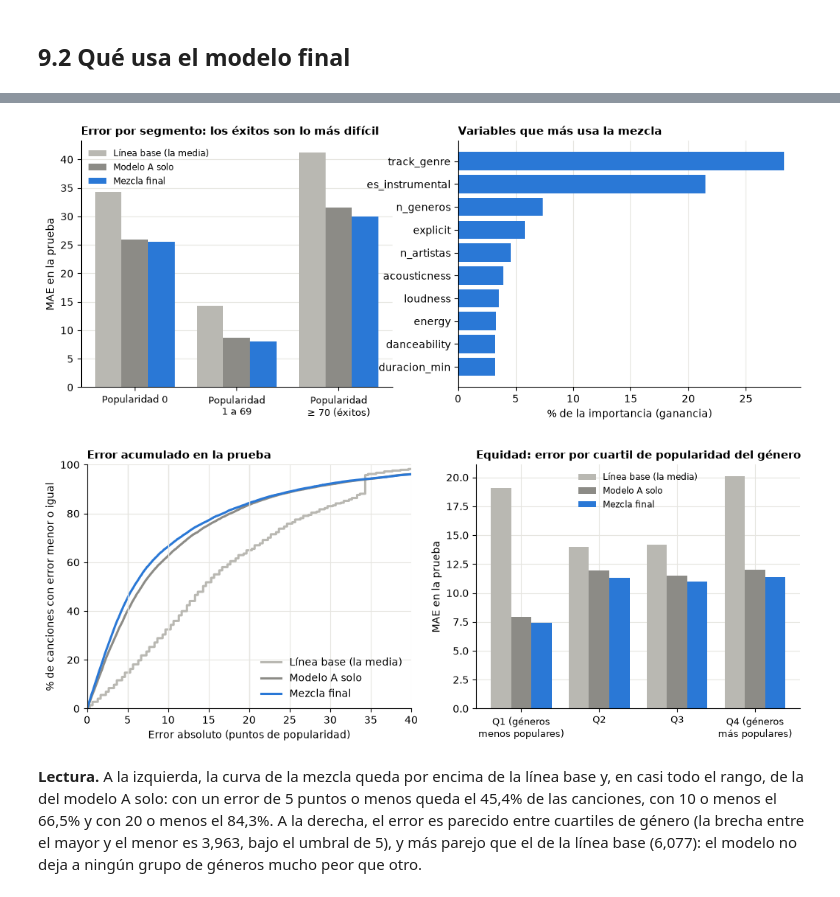
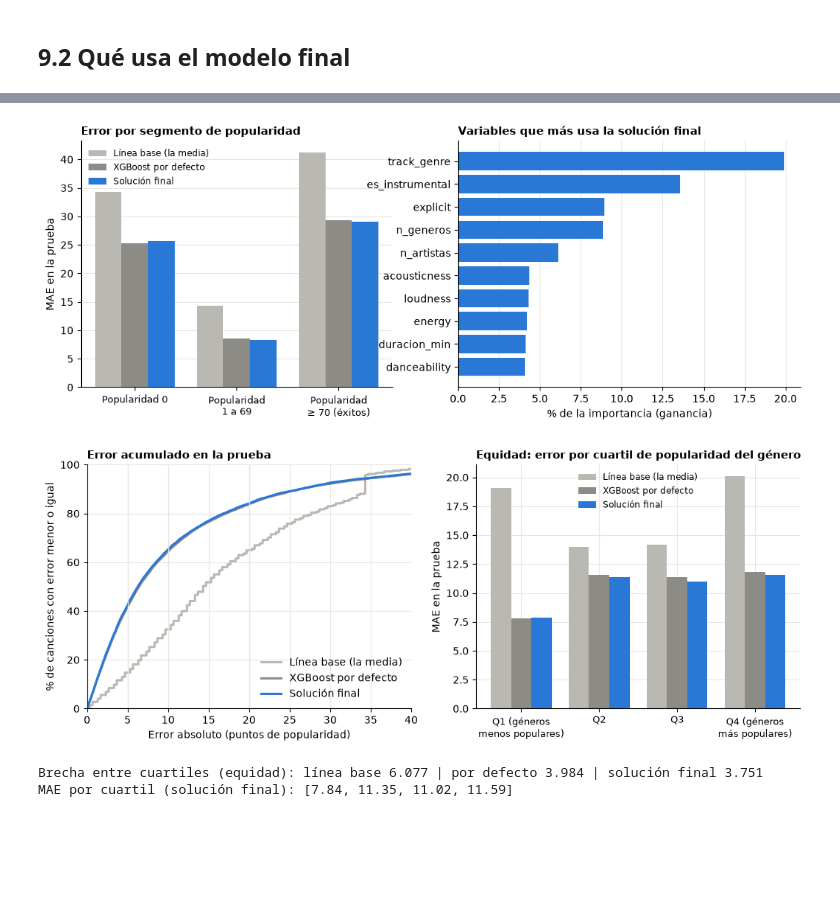
Before and after one commit to crisromero-dev/SpotifyTracks_ML_1101, a Jupyter notebook: ev3/notebook_ev3.ipynb, the cells around one changed output, grey strips where cells are left out. Saved outputs shown, nothing was run; the diff lists cells and outputs as text; code cells hidden in the pictures; blank space fills up the shorter version.

```diff
--- a/ev3/notebook_ev3.ipynb
+++ b/ev3/notebook_ev3.ipynb
@@ -1279,0 +900,6 @@ fig.savefig(IMAGENES / '8_1_candidatos_en_prueba.png', dpi=110, bbox_inches='tig
+# %%
+# ---------- B en la prueba (una sola vez)
+mB = armar('xgb', **OBJ_ABS, **PARAMS_B).fit(XTR['xgb'], y_train)
+FILAS_PRUEBA.append(fila_prueba('XGBoost B: pérdida absoluta', mB.predict(XTR['xgb']), mB.predict(XTE['xgb'])))
+display(UMBRAL_TXT)
+display(pd.DataFrame(FILAS_PRUEBA).set_index('candidato'))
@@ -1300,20 +1187,21 @@ Guardado en models/: modelo_final_ev3.joblib (8 modelos) y modelo_final_ev3.json
 
 ## 9.1 Error por segmento de popularidad (prueba)
 # %%
-# ---------- Error por segmento de popularidad: mezcla final contra la línea base (predice siempre la media del entrenamiento) y contra el modelo A solo
-pred = mez_te['A + B: promedio de los dos tipos']
+# ---------- Error por segmento de popularidad: solución final contra la línea base (predice siempre la media del entrenamiento) y contra el XGBoost por defecto
+pred = final.predict(XTE['xgb'])
+pred_def = AJUSTADOS[('xgb', 'defecto')].predict(XTE['xgb'])
 base = np.full(len(y_test), y_train.mean())
 segs = {'Popularidad 0': y_test == 0, 'Popularidad 1 a 69': (y_test > 0) & (y_test < 70), 'Popularidad 70 o más': y_test >= 70}
 filas = []
 for nombre, mask in segs.items():
     filas.append({'segmento': nombre, 'canciones': int(mask.sum()), 'MAE línea base': mean_absolute_error(y_test[mask], base[mask]),
-                  'MAE modelo A solo': mean_absolute_error(y_test[mask], base_te[mask]), 'MAE mezcla final': mean_absolute_error(y_test[mask], pred[mask]),
-                  'sesgo de la mezcla (pred - real)': (pred[mask] - y_test[mask]).mean()})
+                  'MAE XGBoost por defecto': mean_absolute_error(y_test[mask], pred_def[mask]), 'MAE solución final': mean_absolute_error(y_test[mask], pred[mask]),
+                  'sesgo de la solución (pred - real)': (pred[mask] - y_test[mask]).mean()})
 display(pd.DataFrame(filas).set_index('segmento'))
 
 e = np.abs(y_test.values - pred)
-puntos = pd.DataFrame({'error medio (MAE)': [e.mean()], 'error mediano': [np.median(e)], '% con error <= 5 puntos': [(e <= 5).mean() * 100],
-                       '% con error <= 10 puntos': [(e <= 10).mean() * 100], '% con error <= 20 puntos': [(e <= 20).mean() * 100], '% con error > 30 puntos': [(e > 30).mean() * 100]},
-                      index=['mezcla final'])
-display(puntos)
+display(pd.DataFrame({'error medio (MAE)': [e.mean()], 'error mediano': [np.median(e)], '% con error <= 5 puntos': [(e <= 5).mean() * 100],
+                      '% con error <= 10 puntos': [(e <= 10).mean() * 100], '% con error <= 20 puntos': [(e <= 20).mean() * 100], '% con error > 30 puntos': [(e > 30).mean() * 100]},
+                     index=['solución final']))
+print('Éxitos subestimados:', f"{(pred[y_test.values >= 70] < y_test.values[y_test.values >= 70]).mean() * 100:.1f}%", '| canciones de popularidad 0 sobrestimadas:', f"{(pred[y_test.values == 0] > 0).mean() * 100:.1f}%")
 # %% [output]
@@ -1331,7 +1220,7 @@ hb = ax.hexbin(y_test, pred, gridsize=45, cmap='Blues', mincnt=1, bins='log')
 ax.plot([0, 100], [0, 100], color='#eb6834', linestyle='--', linewidth=1.3, label='predicción perfecta')
 ax.axvline(CORTE_EXITO, color='#8c8b86', linestyle=':', linewidth=1)
 ax.set_xlabel('Popularidad real'); ax.set_ylabel('Popularidad predicha')
-ax.set_title('Mezcla final en prueba: los éxitos (derecha) se subestiman', loc='left', fontsize=10.5, fontweight='bold')
+ax.set_title('Solución final en prueba: predicción contra valor real', loc='left', fontsize=10.5, fontweight='bold')
 ax.legend(frameon=False, loc='upper left'); fig.colorbar(hb, label='canciones (escala log)')
 for lado in ['top', 'right']: ax.spines[lado].set_visible(False)
 fig.savefig(IMAGENES / '9_1_prediccion_contra_real.png', dpi=110, bbox_inches='tight'); plt.show()
@@ -1366,0 +1231,5 @@ El género aporta: {'modelos A': '27.4%', 'modelos B': '29.3%', 'mezcla (promedi
+# %%
+# ---------- Importancia de las variables: ganancia de cada variable en los árboles del modelo final
+s = pd.Series(final.get_booster().get_score(importance_type='gain')).reindex(list(XTR['xgb'].columns)).fillna(0)
+imp = (s / s.sum() * 100).sort_values(ascending=False).to_frame('importancia (%)')
+display(imp.head(10))
@@ -1367,36 +1248,36 @@ El género aporta: {'modelos A': '27.4%', 'modelos B': '29.3%', 'mezcla (promedi
 # %%
 # ---------- Figura: error por segmento (izquierda) e importancia de las variables (derecha)
 fig, axes = plt.subplots(1, 2, figsize=(12.5, 4.3), gridspec_kw={'width_ratios': [1, 1.1]})
-tabla_seg = pd.DataFrame({n: [mean_absolute_error(y_test[m], base[m]), mean_absolute_error(y_test[m], base_te[m]), mean_absolute_error(y_test[m], pred[m])] for n, m in segs.items()},
-                         index=['Línea base (la media)', 'Modelo A solo', 'Mezcla final']).T
+tabla_seg = pd.DataFrame({n: [mean_absolute_error(y_test[m], base[m]), mean_absolute_error(y_test[m], pred_def[m]), mean_absolute_error(y_test[m], pred[m])] for n, m in segs.items()},
+                         index=['Línea base (la media)', 'XGBoost por defecto', 'Solución final']).T
 x = np.arange(3)
 for k, (col, c) in enumerate(zip(tabla_seg.columns, ['#b9b8b2', '#8c8b86', '#2a78d6'])):
     axes[0].bar(x + (k - 1) * 0.26, tabla_seg[col], width=0.26, color=c, label=col)
 axes[0].set_xticks(x); axes[0].set_xticklabels(['Popularidad 0', 'Popularidad\n1 a 69', 'Popularidad\n≥ 70 (éxitos)'], fontsize=9)
 axes[0].set_ylabel('MAE en la prueba'); axes[0].legend(frameon=False, fontsize=8.5)
-axes[0].set_title('Error por segmento: los éxitos son lo más difícil', loc='left', fontsize=10.5, fontweight='bold')
-top = imp['mezcla (promedio)'].head(10)[::-1]
+axes[0].set_title('Error por segmento de popularidad', loc='left', fontsize=10.5, fontweight='bold')
+top = imp['importancia (%)'].head(10)[::-1]
 axes[1].barh(top.index, top.values, color='#2a78d6')
-axes[1].set_xlabel('% de la importancia (ganancia)'); axes[1].set_title('Variables que más usa la mezcla', loc='left', fontsize=10.5, fontweight='bold')
+axes[1].set_xlabel('% de la importancia (ganancia)'); axes[1].set_title('Variables que más usa la solución final', loc='left', fontsize=10.5, fontweight='bold')
 for ax in axes:
     ax.grid(axis='x' if ax is axes[1] else 'y', color='#e6e5e0'); ax.set_axisbelow(True)
     for lado in ['top', 'right']: ax.spines[lado].set_visible(False)
 fig.savefig(IMAGENES / '9_2_error_e_importancia.png', dpi=110, bbox_inches='tight'); plt.show()
 # %% [output]
-[figure, old version]
+[figure, new version]
 # %%
 # ---------- Figura: error acumulado (qué porcentaje de canciones queda dentro de cada error) y equidad entre cuartiles de género
 fig, axes = plt.subplots(1, 2, figsize=(12.5, 4.3))
-for nombre, p, c in [('Línea base (la media)', base, '#b9b8b2'), ('Modelo A solo', base_te, '#8c8b86'), ('Mezcla final', pred, '#2a78d6')]:
+for nombre, p, c in [('Línea base (la media)', base, '#b9b8b2'), ('XGBoost por defecto', pred_def, '#8c8b86'), ('Solución final', pred, '#2a78d6')]:
     errores = np.sort(np.abs(y_test.values - p))
     axes[0].plot(errores, np.arange(1, len(errores) + 1) / len(errores) * 100, color=c, linewidth=2.2, label=nombre)
 for u in (5, 10, 20):
     axes[0].axvline(u, color='#e6e5e0', linewidth=1)
 axes[0].set_xlim(0, 40); axes[0].set_ylim(0, 100); axes[0].set_xlabel('Error absoluto (puntos de popularidad)'); axes[0].set_ylabel('% de canciones con error menor o igual')
 axes[0].set_title('Error acumulado en la prueba', loc='left', fontsize=10.5, fontweight='bold'); axes[0].legend(frameon=False, loc='lower right')
-cuartil_test = pd.qcut(X_test['track_genre'].astype(str).map(MEDIA_GENERO).values, q=4, labels=False)
+cuartil_test = pd.qcut(GENERO_TE.map(MEDIA_GENERO).values, q=4, labels=False)
 q = np.arange(4)
-for k, (nombre, p, c) in enumerate([('Línea base (la media)', base, '#b9b8b2'), ('Modelo A solo', base_te, '#8c8b86'), ('Mezcla final', pred, '#2a78d6')]):
+for k, (nombre, p, c) in enumerate([('Línea base (la media)', base, '#b9b8b2'), ('XGBoost por defecto', pred_def, '#8c8b86'), ('Solución final', pred, '#2a78d6')]):
     axes[1].bar(q + (k - 1) * 0.26, pd.Series(np.abs(y_test.values - p)).groupby(cuartil_test).mean().values, width=0.26, color=c, label=nombre)
 axes[1].set_xticks(q); axes[1].set_xticklabels(['Q1 (géneros\nmenos populares)', 'Q2', 'Q3', 'Q4 (géneros\nmás populares)'], fontsize=9)
 axes[1].set_ylabel('MAE en la prueba'); axes[1].set_title('Equidad: error por cuartil de popularidad del género', loc='left', fontsize=10.5, fontweight='bold')
@@ -1405,8 +1286,12 @@ for ax in axes:
     ax.grid(color='#e6e5e0'); ax.set_axisbelow(True)
     for lado in ['top', 'right']: ax.spines[lado].set_visible(False)
 fig.savefig(IMAGENES / '9_3_error_acumulado_y_equidad.png', dpi=110, bbox_inches='tight'); plt.show()
+print('Brecha entre cuartiles (equidad): línea base', round(pd.Series(np.abs(y_test.values - base)).groupby(cuartil_test).mean().agg(lambda s: s.max() - s.min()), 3),
+      '| por defecto', round(pd.Series(np.abs(y_test.values - pred_def)).groupby(cuartil_test).mean().agg(lambda s: s.max() - s.min()), 3),
+      '| solución final', round(pd.Series(np.abs(y_test.values - pred)).groupby(cuartil_test).mean().agg(lambda s: s.max() - s.min()), 3))
+print('MAE por cuartil (solución final):', pd.Series(np.abs(y_test.values - pred)).groupby(cuartil_test).mean().round(2).tolist())
 # %% [output]
-[figure, old version]
+[figure, new version]
+Brecha entre cuartiles (equidad): línea base 6.077 | por defecto 3.984 | solución final 3.751
+MAE por cuartil (solución final): [7.84, 11.35, 11.02, 11.59]
-# %% [markdown]
-**Lectura.** A la izquierda, la curva de la mezcla queda por encima de la línea base y, en casi todo el rango, de la del modelo A solo: con un error de 5 puntos o menos queda el 45,4% de las canciones, con 10 o menos el 66,5% y con 20 o menos el 84,3%. A la derecha, el error es parecido entre cuartiles de género (la brecha entre el mayor y el menor es 3,963, bajo el umbral de 5), y más parejo que el de la línea base (6,077): el modelo no deja a ningún grupo de géneros mucho peor que otro.
 # %% [markdown]
```
Also changed, not shown: parts of 156 cells of this notebook, 59 other files.
